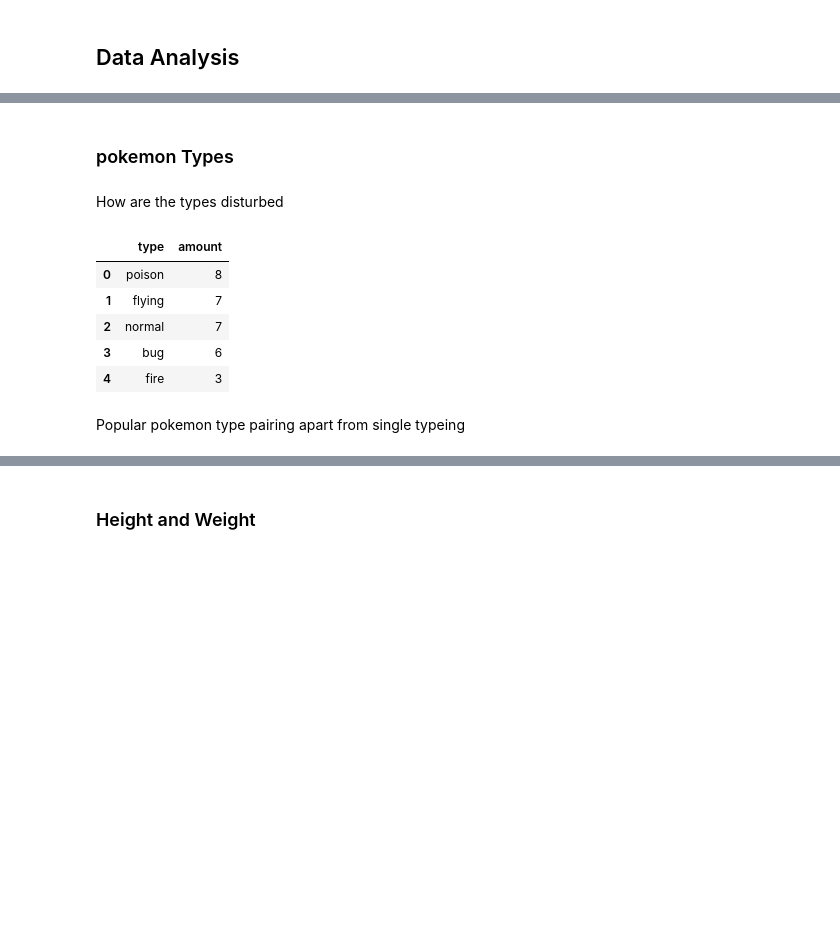
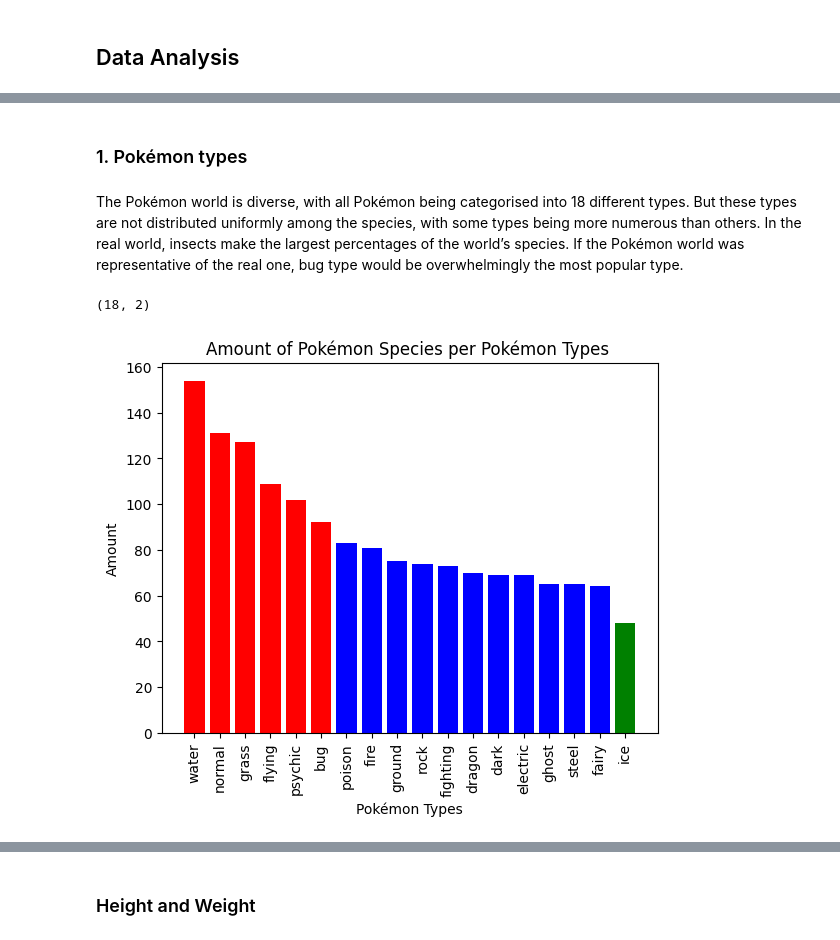
Before and after one commit to jarjc001/PokemonDataProject, a Jupyter notebook: Pokemon_Data_analysis.ipynb, the cells around one changed output, grey strips where cells are left out. Saved outputs shown, nothing was run; the diff lists cells and outputs as text; code cells hidden in the pictures; blank space fills up the shorter version.

```diff
--- a/Pokemon_Data_analysis.ipynb
+++ b/Pokemon_Data_analysis.ipynb
@@ -110,7 +87,7 @@ stats
 # %% [markdown]
-### pokemon Types
+### 1. Pokémon types
 # %% [markdown]
-How are the types disturbed
+The Pokémon world is diverse, with all Pokémon being categorised into 18 different types. But these types are not distributed uniformly among the species, with some types being more numerous than others. In the real world, insects make the largest percentages of the world’s species. If the Pokémon world was representative of the real one, bug type would be overwhelmingly the most popular type.
 # %%
 # The numebr of pokemon per type
 
@@ -127,13 +106,27 @@ number_of_pokemone_per_type: str = \
 """
 # %%
 df_pokemon_per_type =pd.read_sql(number_of_pokemone_per_type, engine)
-df_pokemon_per_type.head()
+df_pokemon_per_type.shape
 # %% [output]
-|  | type | amount |
-| 0 | poison | 8 |
-| 1 | flying | 7 |
-| 2 | normal | 7 |
-| 3 | bug | 6 |
-| 4 | fire | 3 |
+(18, 2)
-# %% [markdown]
-Popular pokemon type pairing apart from single typeing
+# %%
+x = df_pokemon_per_type["type"]
+y = df_pokemon_per_type ["amount"]
+
+upper_third: int = 6
+lower_third: int = 17
+
+fig, ax = plt.subplots()
+
+plt.bar(x[0:upper_third],y[0:upper_third], color = 'red')
+plt.bar(x[upper_third:],y[upper_third:], color = 'blue')
+plt.bar(x[lower_third:],y[lower_third:], color = 'green')
+
+plt.title("Amount of Pokémon Species per Pokémon Types ")
+plt.xlabel("Pokémon Types")
+plt.ylabel("Amount")
+plt.xticks(rotation=90)
+
+plt.show()
+# %% [output]
+[figure, added]
```
Also changed, not shown: parts of 32 cells of this notebook, 4 other files.
